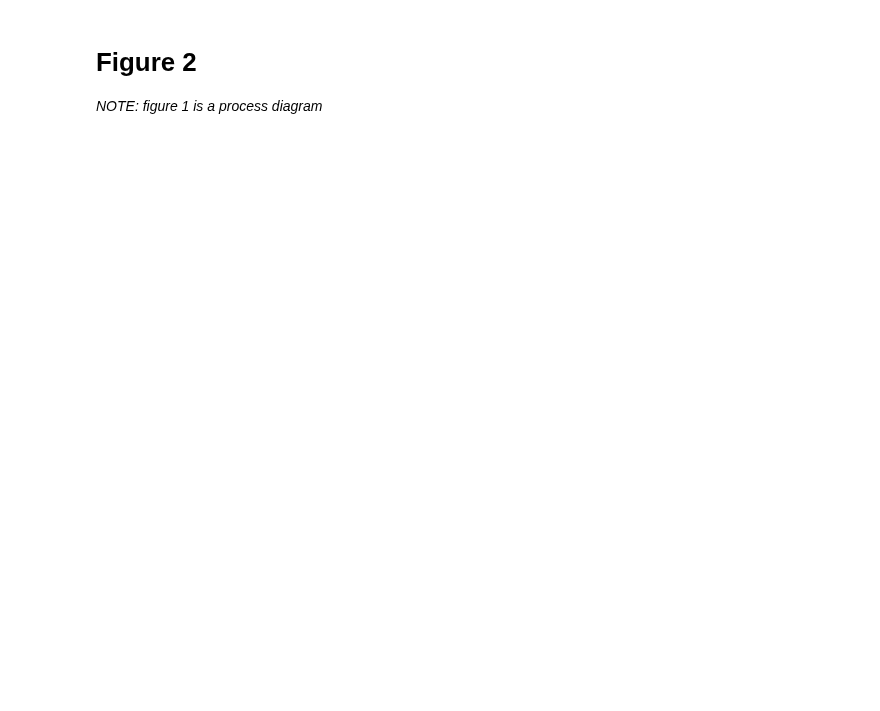
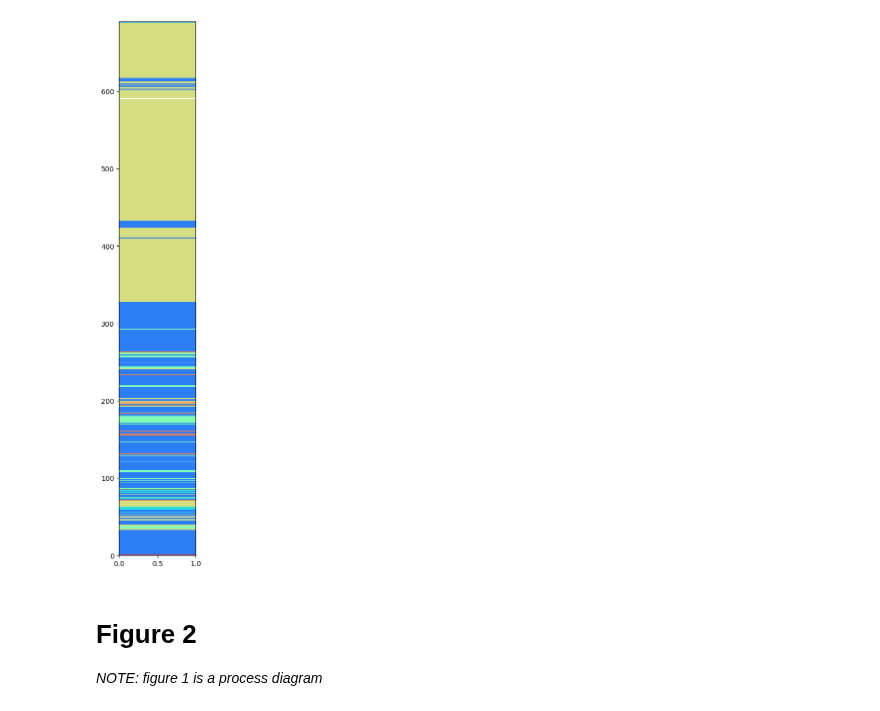
Before and after one commit to SerpRateAI/AI-pipeline-boreholes, a Jupyter notebook: paper-figures.ipynb, the cells around one changed output. Drawn from its saved outputs; the diff is of its cells as text; code cells hidden in the pictures; blank space fills up the shorter version.

```diff
--- a/paper-figures.ipynb
+++ b/paper-figures.ipynb
@@ -12,3 +22,13 @@ df = pd.read_excel(dataset_path)
+# %%
+fig, ax = plt.subplots(figsize=(2, 14))
+df[geology_columns]
+
+for n, c in enumerate(geology_columns):
+    n = n + 1
+    z = np.vstack(df[c].replace(0, np.nan).values*n)
+    ax.pcolormesh(z, vmin=0, vmax=6, cmap='rainbow')
+# %% [output]
+[figure, added]
 # %% [markdown]
 # Figure 2
 *NOTE: figure 1 is a process diagram*
```
Also changed, not shown: parts of 2 cells of this notebook, 1 other file.
